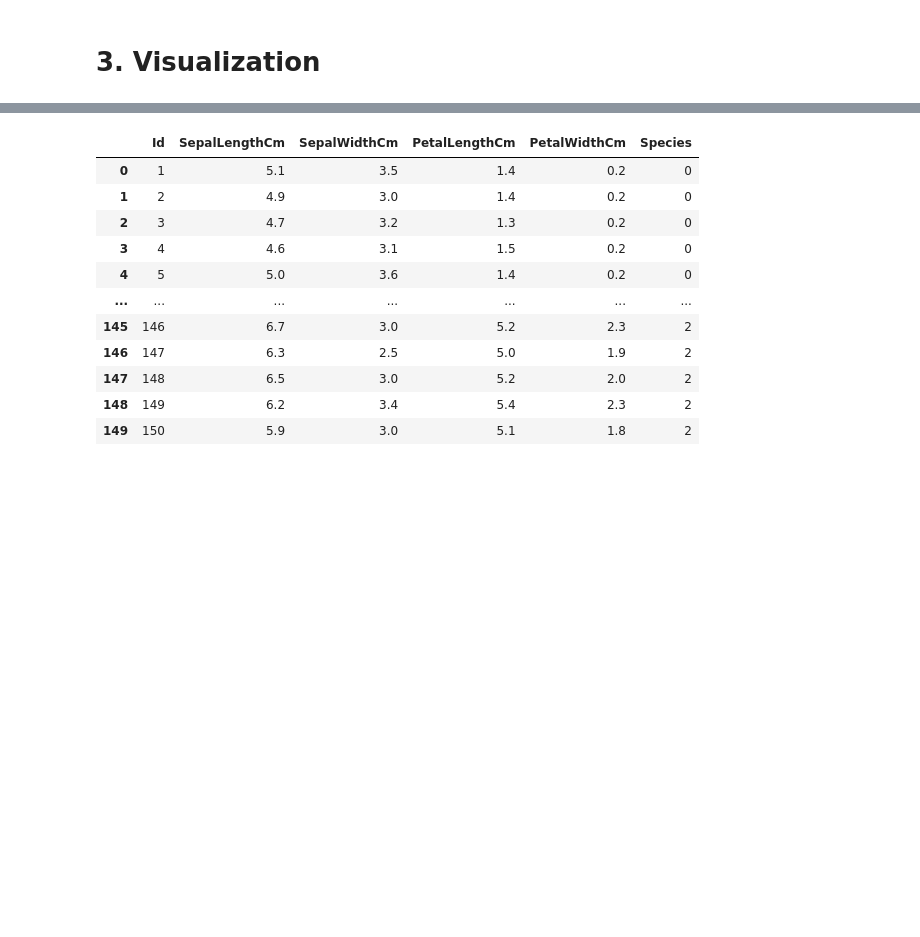
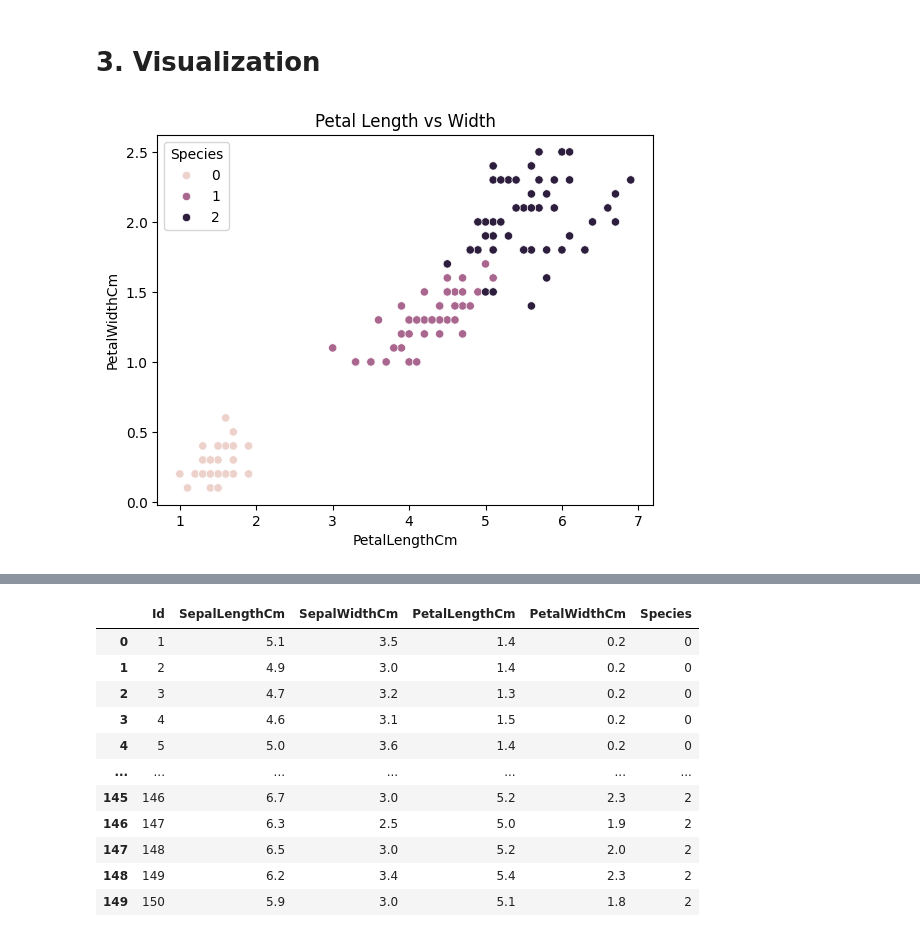
Before and after one commit to dronabopche/100-ML-AI-Project, a Jupyter notebook: ML_To_Train/03_Iris_Flower_Predictor/iris_flower_predict.ipynb, the cells around one changed output, grey strips where cells are left out. Saved outputs shown, nothing was run; the diff lists cells and outputs as text; code cells hidden in the pictures; blank space fills up the shorter version.

```diff
--- a/ML_To_Train/03_Iris_Flower_Predictor/iris_flower_predict.ipynb
+++ b/ML_To_Train/03_Iris_Flower_Predictor/iris_flower_predict.ipynb
@@ -63,4 +63,10 @@ iris_df
 150 rows × 6 columns
 # %% [markdown]
 # 3. Visualization
+# %%
+sns.scatterplot(data=iris_df, x='PetalLengthCm', y='PetalWidthCm', hue='Species')
+plt.title('Petal Length vs Width')
+plt.show()
+# %% [output]
+[figure, added]
 # %%
```
Also changed, not shown: parts of 5 cells of this notebook, 7 other files.
